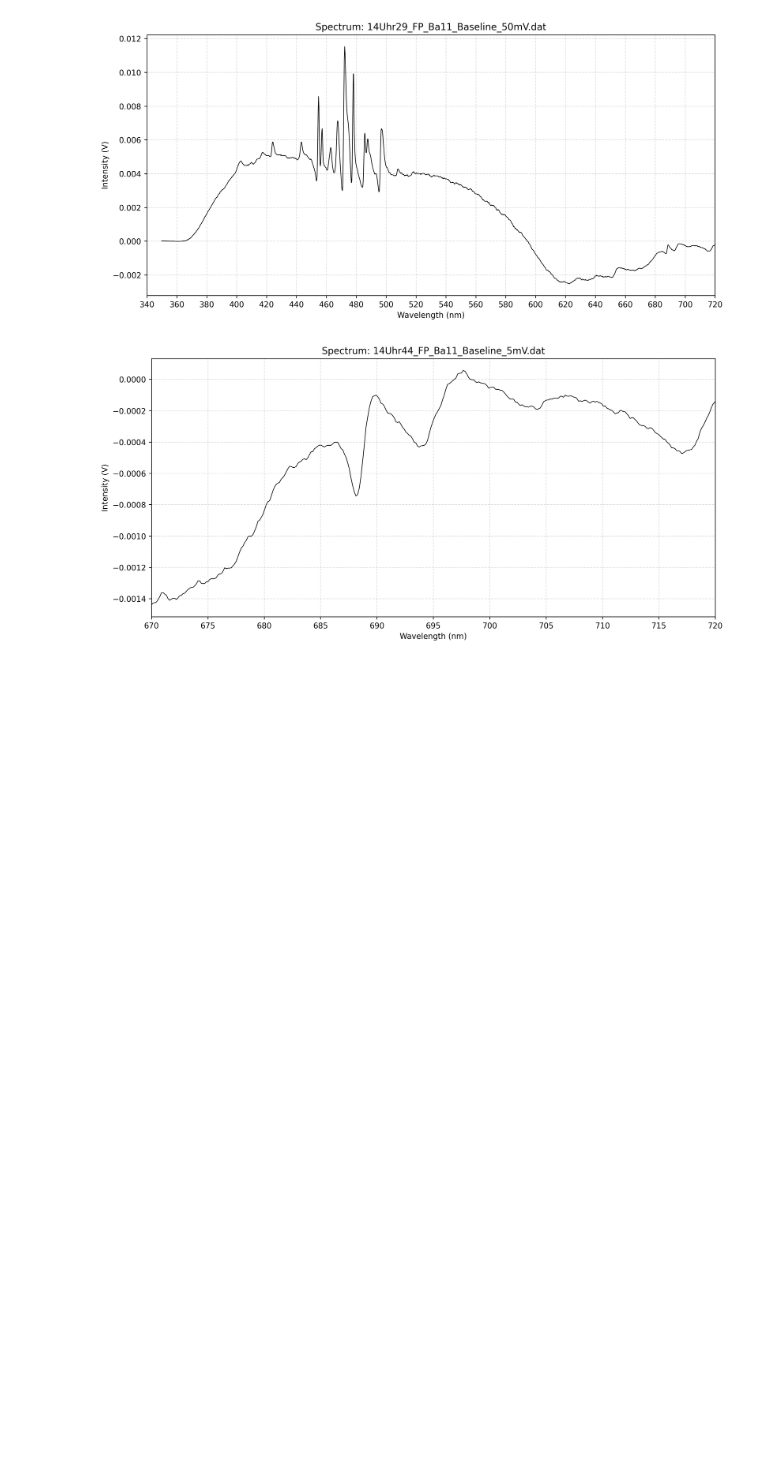
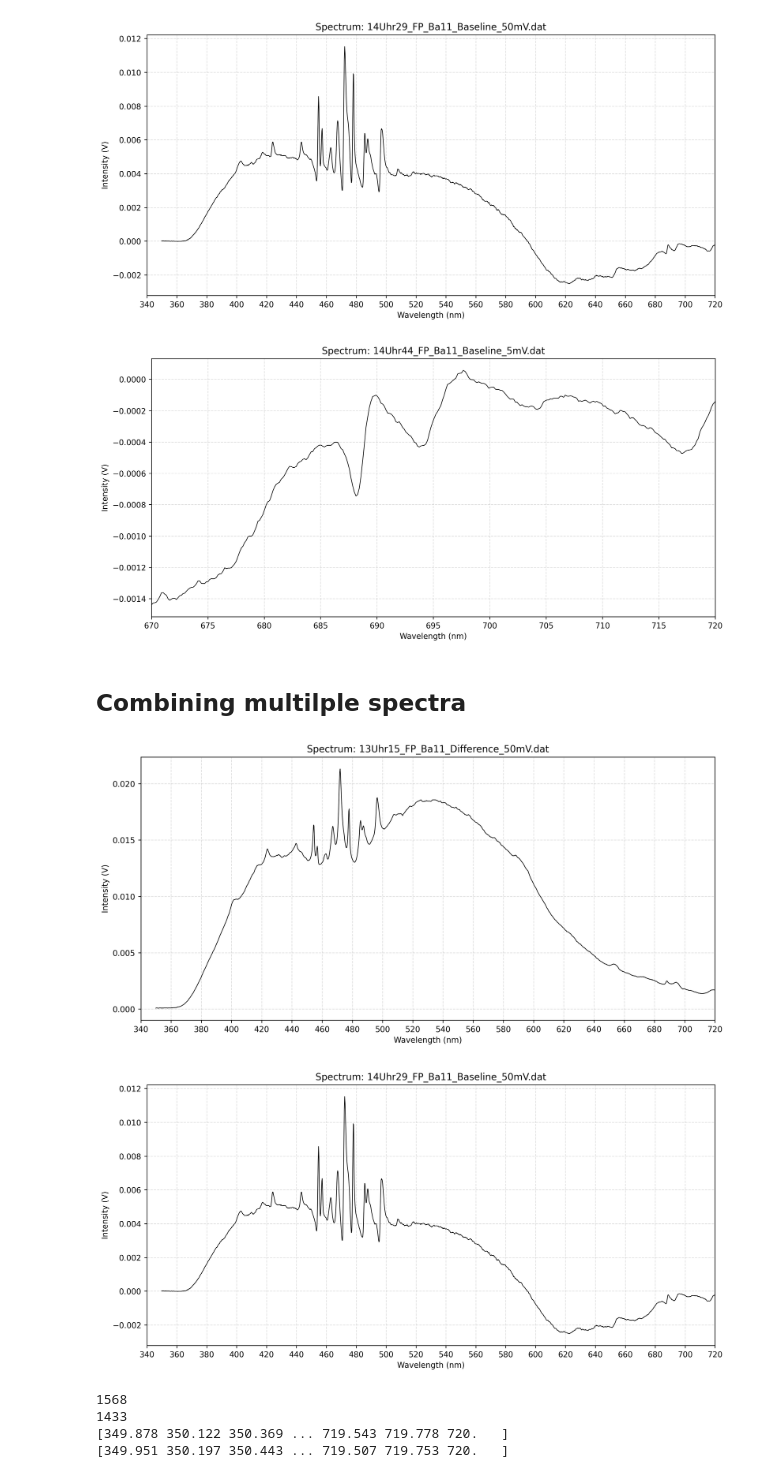
Before and after one commit to cembomembo/FP-Isolatorkristall, a Jupyter notebook: resources/data/SpectrumPlotter.ipynb, the cells around one changed output. Cells and saved outputs as stored; diff of their text form; code cells hidden in the pictures; blank space fills up the shorter version.

Commit message:
started working on a plotter to combine the data of different plots

```diff
--- a/resources/data/SpectrumPlotter.ipynb
+++ b/resources/data/SpectrumPlotter.ipynb
@@ -110,3 +110,5 @@ plot_spectrum("14Uhr44_FP_Ba11_Baseline_5mV.dat")
 [figure]
 [figure]
 [figure]
+# %% [markdown]
+## Combining multilple spectra
@@ -112,0 +192,24 @@ plot_spectrum("14Uhr44_FP_Ba11_Baseline_5mV.dat")
+# %%
+#hg_wavelength, hg_intensity = extract_data("")
+#print(hg_wavelength)
+#plot_spectrum("15Uhr03_FP_Ba11_Hg_Spectrum_50mV.dat")
+diff_wavelength, diff_intensity = extract_data("13Uhr15_FP_Ba11_Difference_50mV.dat")
+#plot_spectrum("13Uhr26_FP_Ba11_Xenon_50mV.dat")
+#plot_spectrum("13Uhr36_FP_Ba11_Ruby_50mV.dat")
+#plot_spectrum("13Uhr51_FP_Ba11_Difference_5mV.dat")
+#plot_spectrum("13Uhr57_FP_Ba11_Xenon_5mV.dat")
+#plot_spectrum("14Uhr10_FP_Ba11_Ruby_5mV.dat")
+baseline_wavelength, baseline_intensity = extract_data("14Uhr29_FP_Ba11_Baseline_50mV.dat")
+#plot_spectrum("14Uhr44_FP_Ba11_Baseline_5mV.dat")
+
+print(len(baseline_wavelength))
+print(len(diff_wavelength))
+print(baseline_wavelength)
+print(diff_wavelength)
+# %% [output]
+[figure, added]
+[figure, added]
+1568
+1433
+[349.878 350.122 350.369 ... 719.543 719.778 720.   ]
+[349.951 350.197 350.443 ... 719.507 719.753 720.   ]
```
Also changed, not shown: parts of 3 cells of this notebook.
